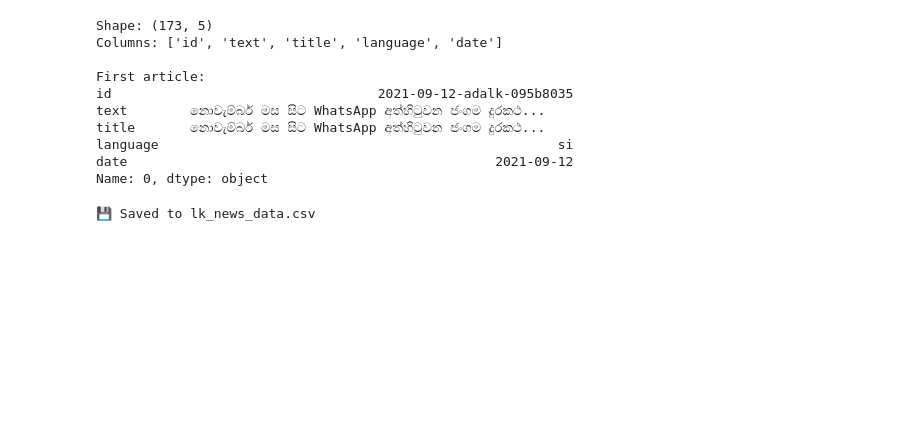
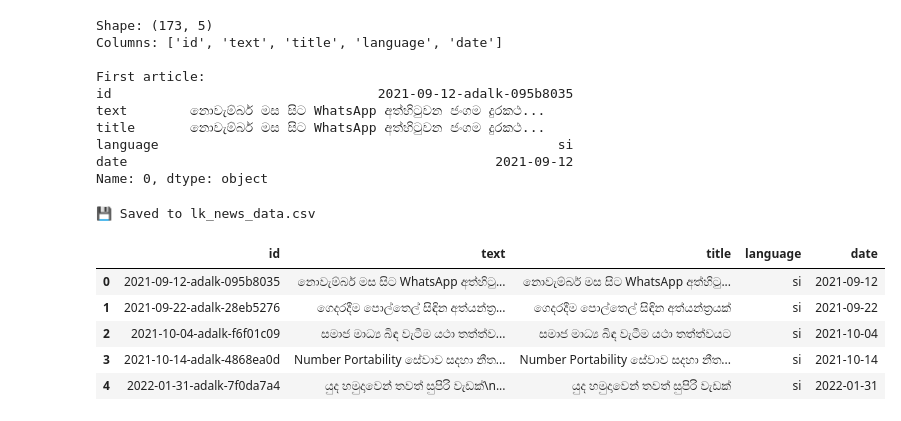
Before and after one commit to aneeq-shaffy/SE4050-Deep-Learning, a Jupyter notebook: XLM_RoBERTa_.ipynb, the cells around one changed output. Drawn from its saved outputs; the diff is of its cells as text; code cells hidden in the pictures; blank space fills up the shorter version.

```diff
--- a/XLM_RoBERTa_.ipynb
+++ b/XLM_RoBERTa_.ipynb
@@ -123,3 +123,14 @@ df.to_csv('lk_news_data.csv', index=False)
 print("💾 Saved to lk_news_data.csv")
 # %% [output]
 💾 Saved to lk_news_data.csv
+# %%
+df=pd.read_csv('lk_news_data.csv')
+# %%
+df.head()
+# %% [output]
+|  | id | text | title | language | date |
+| 0 | 2021-09-12-adalk-095b8035 | නොවැම්බර් මස සිට WhatsApp අත්හිටු... | නොවැම්බර් මස සිට WhatsApp අත්හිටු... | si | 2021-09-12 |
+| 1 | 2021-09-22-adalk-28eb5276 | ගෙදරදීම පොල්තෙල් සිඳින අත්යන්ත්‍ර... | ගෙදරදීම පොල්තෙල් සිඳින අත්යන්ත්‍රයක් | si | 2021-09-22 |
+| 2 | 2021-10-04-adalk-f6f01c09 | සමාජ මාධ්‍ය බි﻿ඳ වැටීම යථා තත්ත්ව... | සමාජ මාධ්‍ය බි﻿ඳ වැටීම යථා තත්ත්වයට | si | 2021-10-04 |
+| 3 | 2021-10-14-adalk-4868ea0d | Number Portability සේවාව සදහා නීත... | Number Portability සේවාව සදහා නීත... | si | 2021-10-14 |
+| 4 | 2022-01-31-adalk-7f0da7a4 | යුද හමුදාවෙන් තවත් සුපිරි වැඩක්\n... | යුද හමුදාවෙන් තවත් සුපිරි වැඩක් | si | 2022-01-31 |
```
Also changed, not shown: parts of 8 cells of this notebook.
